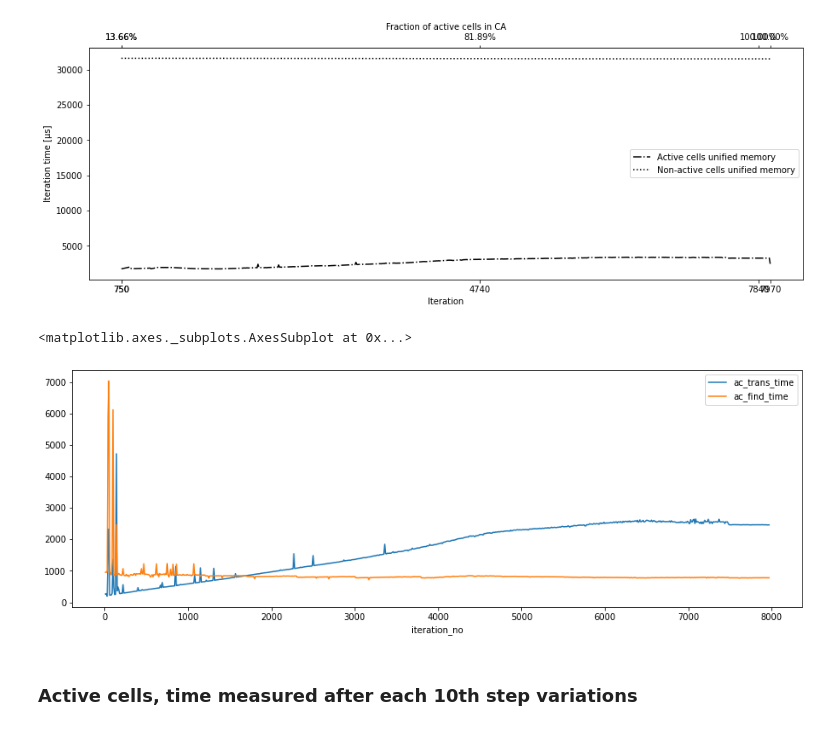
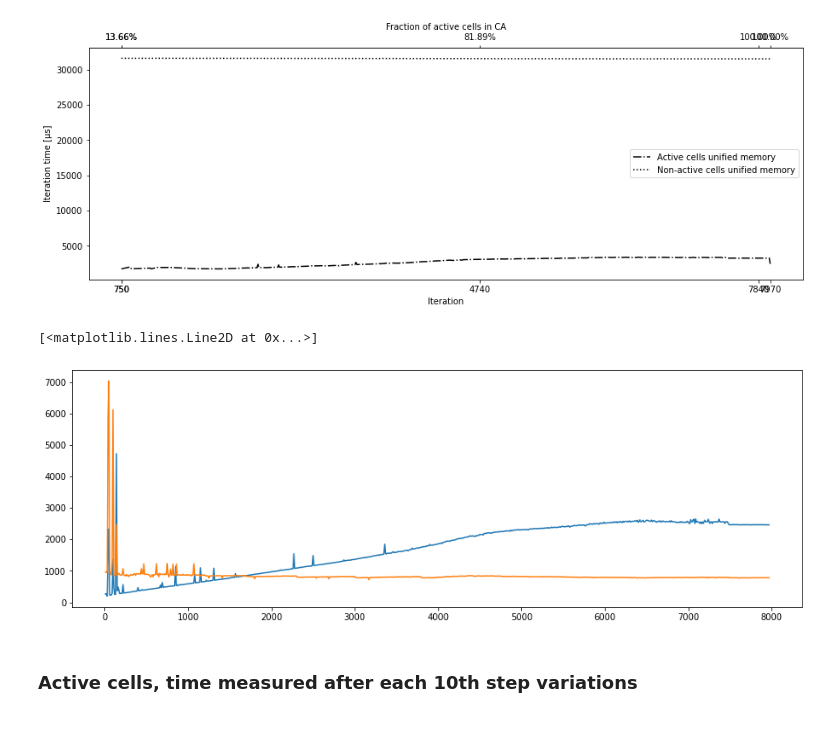
Before and after one commit to prenc/saturated-flow-thesis, a Jupyter notebook: coverage_evaluation.ipynb, the cells around one changed output. Cells and saved outputs as stored; diff of their text form; code cells hidden in the pictures.

```diff
--- a/coverage_evaluation.ipynb
+++ b/coverage_evaluation.ipynb
@@ -200,11 +220,11 @@ plot_ac_u_comp(avg_20_loop_comp, clean=True, draw_v_lines=False)
 [figure]
 # %%
 _, ax = plt.subplots(figsize=(15, 5))
-avg_20_loop_comp.plot(x='iteration_no', y='ac_trans_time', ax=ax)
-avg_20_loop_comp.plot(x='iteration_no', y='ac_find_time', ax=ax)
+ax.plot(avg_20_loop_comp.iteration_no, avg_20_loop_comp.ac_trans_time)
+ax.plot(avg_20_loop_comp.iteration_no, avg_20_loop_comp.ac_find_time)
 # %% [output]
-<matplotlib.axes._subplots.AxesSubplot at 0x...>
+[<matplotlib.lines.Line2D at 0x...>]
-[figure, old version]
+[figure, new version]
 # %% [markdown]
 ### Active cells, time measured after each 10th step variations
 # %%
```
Also changed, not shown: parts of 4 cells of this notebook.
